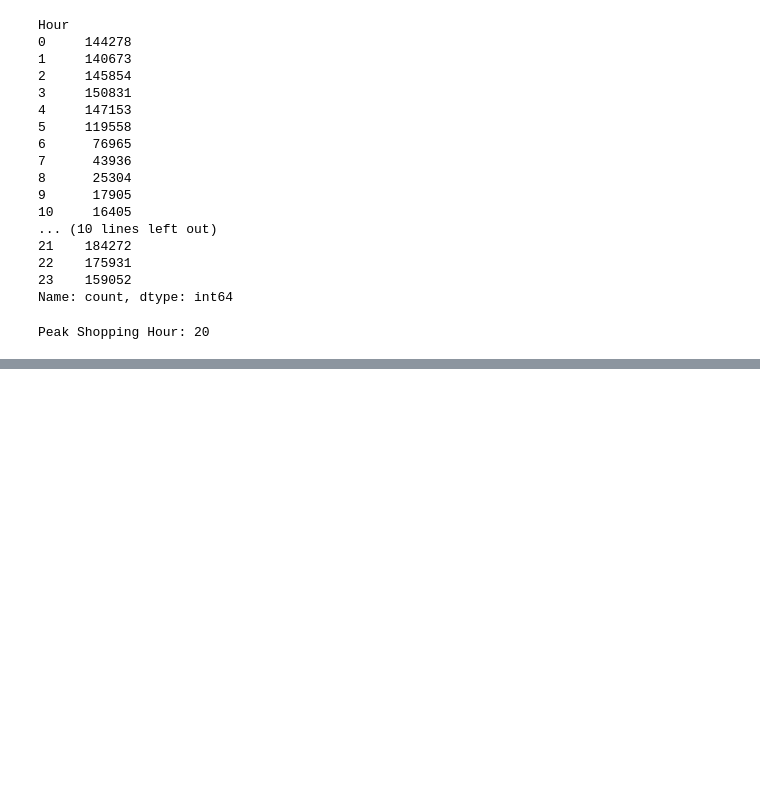
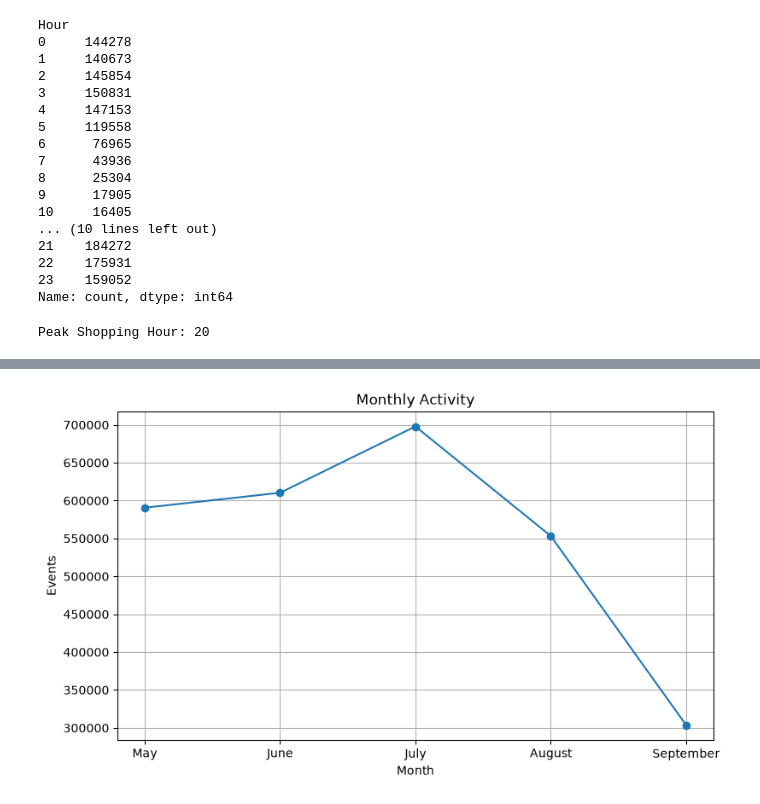
Before and after one commit to Rakeshyadav2005/Retail-Customer-Behavior-Analytics, a Jupyter notebook: notebooks/03_Exploratory_Data_Analysis-checkpoint.ipynb, the cells around one changed output, grey strips where cells are left out. Saved outputs shown, nothing was run; the diff lists cells and outputs as text; code cells hidden in the pictures; blank space fills up the shorter version.

```diff
--- a/notebooks/03_Exploratory_Data_Analysis-checkpoint.ipynb
+++ b/notebooks/03_Exploratory_Data_Analysis-checkpoint.ipynb
@@ -405,0 +438,32 @@ Peak Shopping Hour: 20
+# %%
+month_order = [
+    "May",
+    "June",
+    "July",
+    "August",
+    "September"
+]
+
+monthly = (
+    events["Month"]
+    .value_counts()
+    .reindex(month_order)
+)
+
+plt.figure(figsize=(9,5))
+
+plt.plot(
+    monthly.index,
+    monthly.values,
+    marker="o"
+)
+
+plt.title("Monthly Activity")
+plt.xlabel("Month")
+plt.ylabel("Events")
+
+plt.grid(True)
+
+plt.show()
+# %% [output]
+[figure, added]
```
Also changed, not shown: parts of 6 cells of this notebook.
